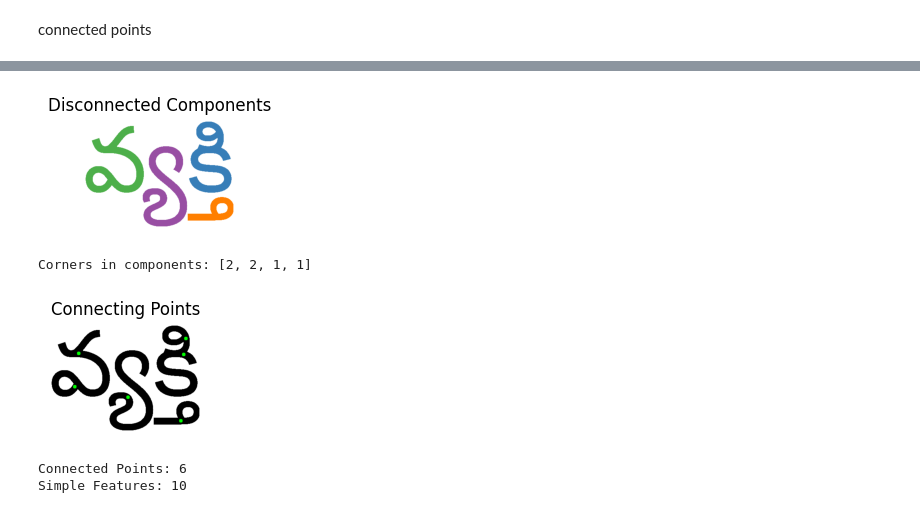
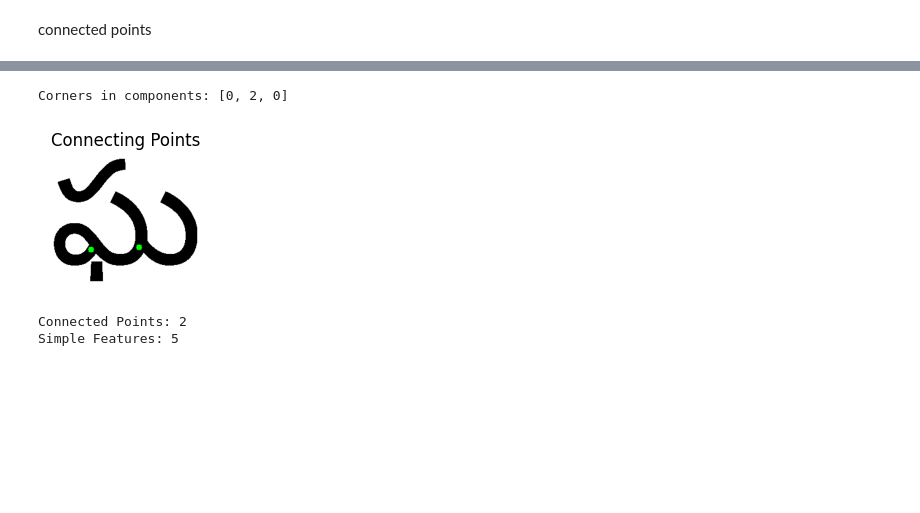
Before and after one commit to BCCL-IIITH/Visual-Complexity-of-Aksharas-and-Orthographic-Neighbors, a Jupyter notebook: graphic_complexity/measures.ipynb, the cells around one changed output, grey strips where cells are left out. Cells and saved outputs as stored; diff of their text form; code cells hidden in the pictures; blank space fills up the shorter version.

```diff
--- a/graphic_complexity/measures.ipynb
+++ b/graphic_complexity/measures.ipynb
@@ -1,10 +1,10 @@
 # %%
 # TEST_IMAGE_PATH = './images/image_ఠ.png'
-# TEST_IMAGE_PATH = './images/image_ఘ.png'
+TEST_IMAGE_PATH = './images/image_ఘ.png'
 # TEST_IMAGE_PATH = './images/image_అః.png'
 # TEST_IMAGE_PATH = './images/image_కో.png'
 # TEST_IMAGE_PATH = './images/image_క్ల.png'
-TEST_IMAGE_PATH = './images/image_వ్యక్తి.png'
+# TEST_IMAGE_PATH = './images/image_వ్యక్తి.png'
 # TEST_IMAGE_PATH = './images/image_క్క.png'
 # TEST_IMAGE_PATH = './images/image_W.png'
 # TEST_IMAGE_PATH = './images/image_G.png'
@@ -329,5 +340,5 @@ Number of endpoints: 10
 # %%
-def get_corners_in_components(image):
+def get_corners_in_components(image, return_image=False):
     # Convert the image to a color image
     colored_image = cv2.cvtColor(image, cv2.COLOR_GRAY2BGR)
 
@@ -344,7 +355,7 @@ def get_corners_in_components(image):
     for label in range(1, num_labels):
         image_with_components[labels == label] = np.array(
             color_map(label)[:3]) * 255
-    display_image(image_with_components, title='Disconnected Components')
+    # display_image(image_with_components, title='Disconnected Components')
 
     skeleton = thinning(dilate_image(image))
     junctions = get_junctions(skeleton)
@@ -376,6 +387,9 @@ def get_corners_in_components(image):
                 cv2.circle(colored_image, (point[0], point[1]), 5, (0, 255, 0), -1)
         corners_in_components[i] = new_points
 
+    if return_image:
+        return None, colored_image
+
     print(
         f'Corners in components: {[len(corners) for corners in corners_in_components]}'
     )
@@ -423,16 +436,20 @@ Connected Points: 6
 # %%
-def get_cp_sf(image):
-	corners_in_components = get_corners_in_components(image)
-	cp = sum(map(len, corners_in_components))
-	sf = sum(map(lambda corners: len(corners) + 1, corners_in_components))
-	print(f'Connected Points: {cp}')
-	print(f'Simple Features: {sf}')
-	return cp, sf
+def get_cp_sf(image, return_caption=False):
+    corners_in_components = get_corners_in_components(image)
+    cp = sum(map(len, corners_in_components))
+    sf = sum(map(lambda corners: len(corners) + 1, corners_in_components))
+    print(f'Connected Points: {cp}')
+    print(f'Simple Features: {sf}')
+
+    if return_caption:
+        return f"""Connecting Points: {cp}
+Simple Features: {sf}"""
+
+    return cp, sf
 
 cp, sf = get_cp_sf(TEST_IMAGE)
 # %% [output]
+Corners in components: [0, 2, 0]
-[figure, old version]
+[figure, new version]
-Corners in components: [2, 2, 1, 1]
-[figure, removed]
-Connected Points: 6
-Simple Features: 10
+Connected Points: 2
+Simple Features: 5
```
Also changed, not shown: parts of 12 cells of this notebook.
